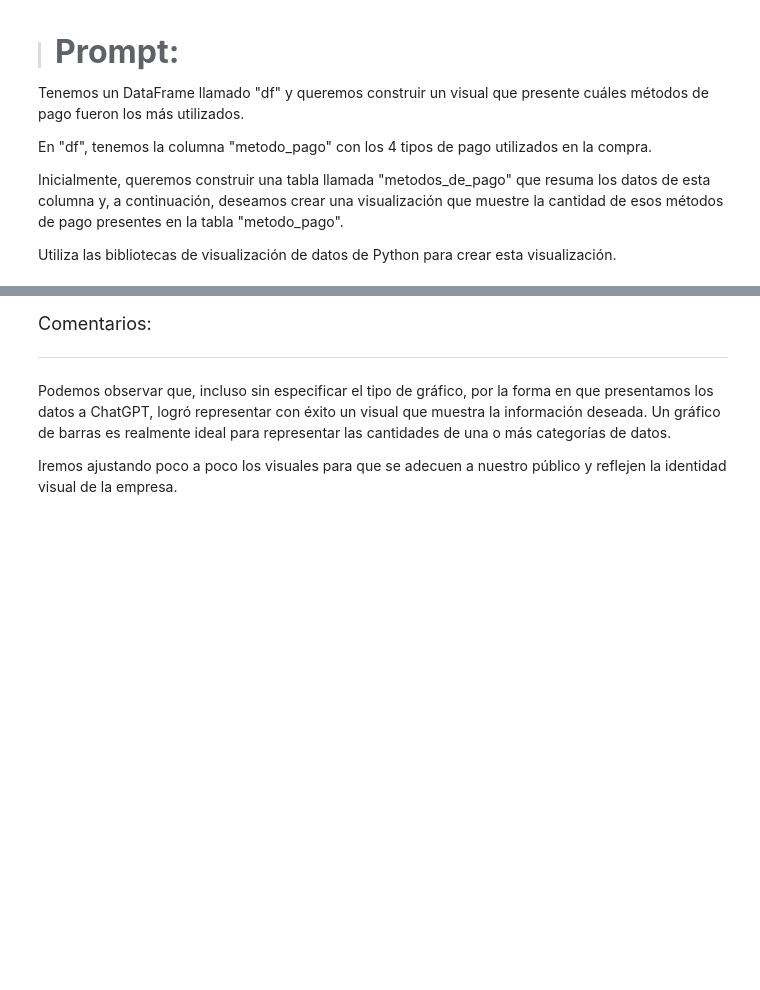
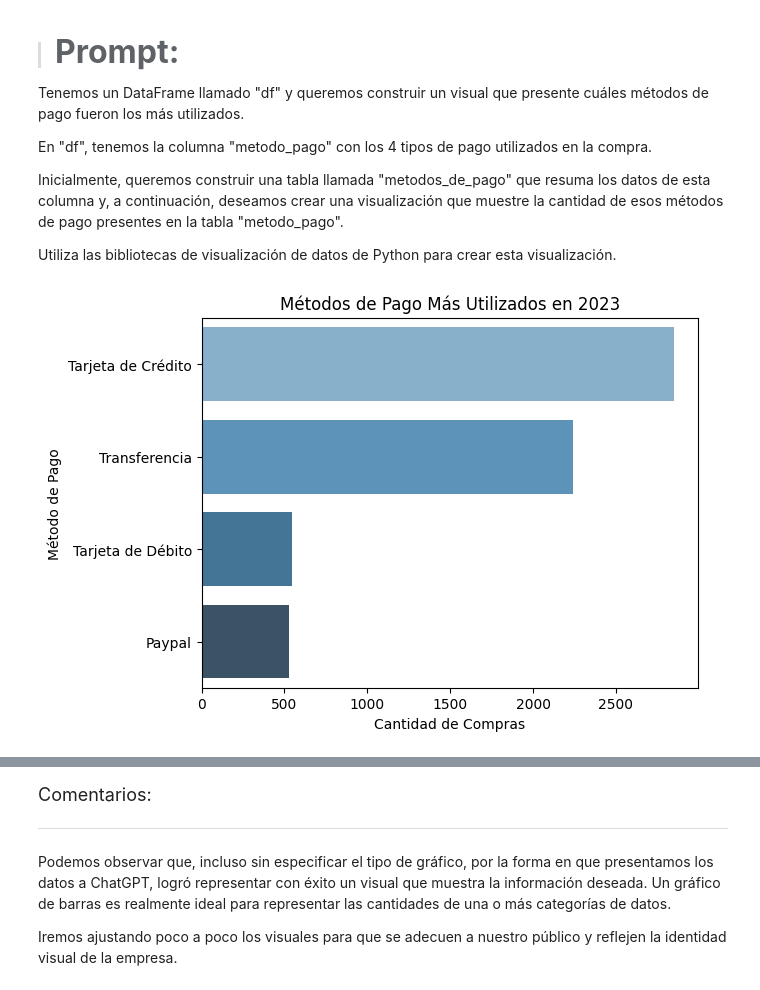
Before and after one commit to AcheBe1/la_IA_en_ciencia_de_datos, a Jupyter notebook: IA_aplicada_a_ciencia_de_datos.ipynb, the cells around one changed output, grey strips where cells are left out. Cells and saved outputs as stored; diff of their text form; code cells hidden in the pictures; blank space fills up the shorter version.

```diff
--- a/IA_aplicada_a_ciencia_de_datos.ipynb
+++ b/IA_aplicada_a_ciencia_de_datos.ipynb
@@ -515,3 +515,21 @@ En "df", tenemos la columna "metodo_pago" con los 4 tipos de pago utilizados en
 Inicialmente, queremos construir una tabla llamada "metodos_de_pago" que resuma los datos de esta columna y, a continuación, deseamos crear una visualización que muestre la cantidad de esos métodos de pago presentes en la tabla "metodo_pago".
 
 Utiliza las bibliotecas de visualización de datos de Python para crear esta visualización.
+# %%
+import seaborn as sns
+import matplotlib.pyplot as plt
+
+df['ingreso_total'] = df['precio_unitario'] * df['cantidad'] + df['envio']
+
+# Conteo de métodos de pago
+metodos_pago = df['metodo_pago'].value_counts().reset_index()
+metodos_pago.columns = ['Método de pago', 'Cantidad de compras']
+
+# Gráfico
+sns.barplot(data=metodos_pago, x='Cantidad de compras', y='Método de pago', palette='Blues_d')
+plt.title('Métodos de Pago Más Utilizados en 2023')
+plt.xlabel('Cantidad de Compras')
+plt.ylabel('Método de Pago')
+plt.show()
+# %% [output]
+[figure, added]
```
Also changed, not shown: parts of 6 cells of this notebook.
